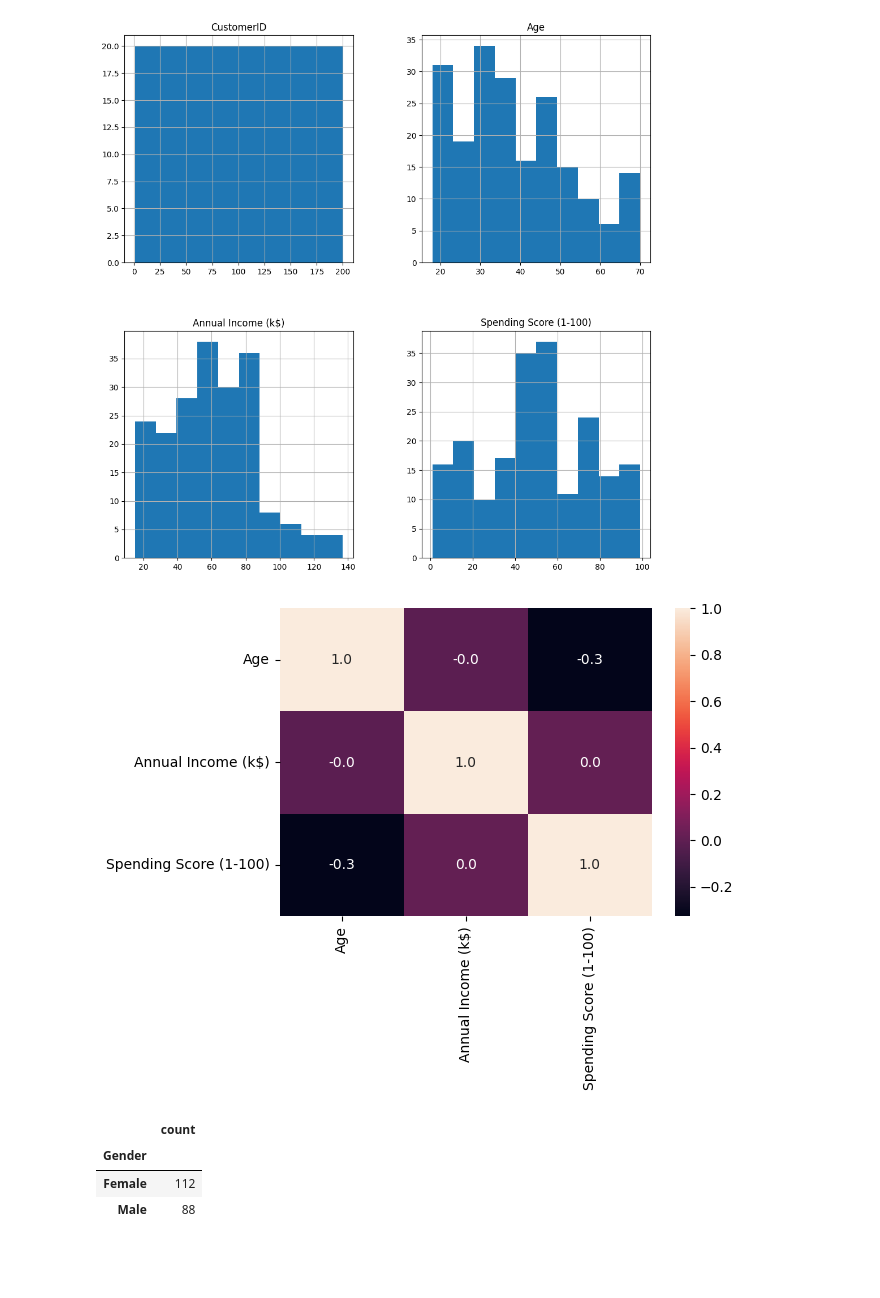
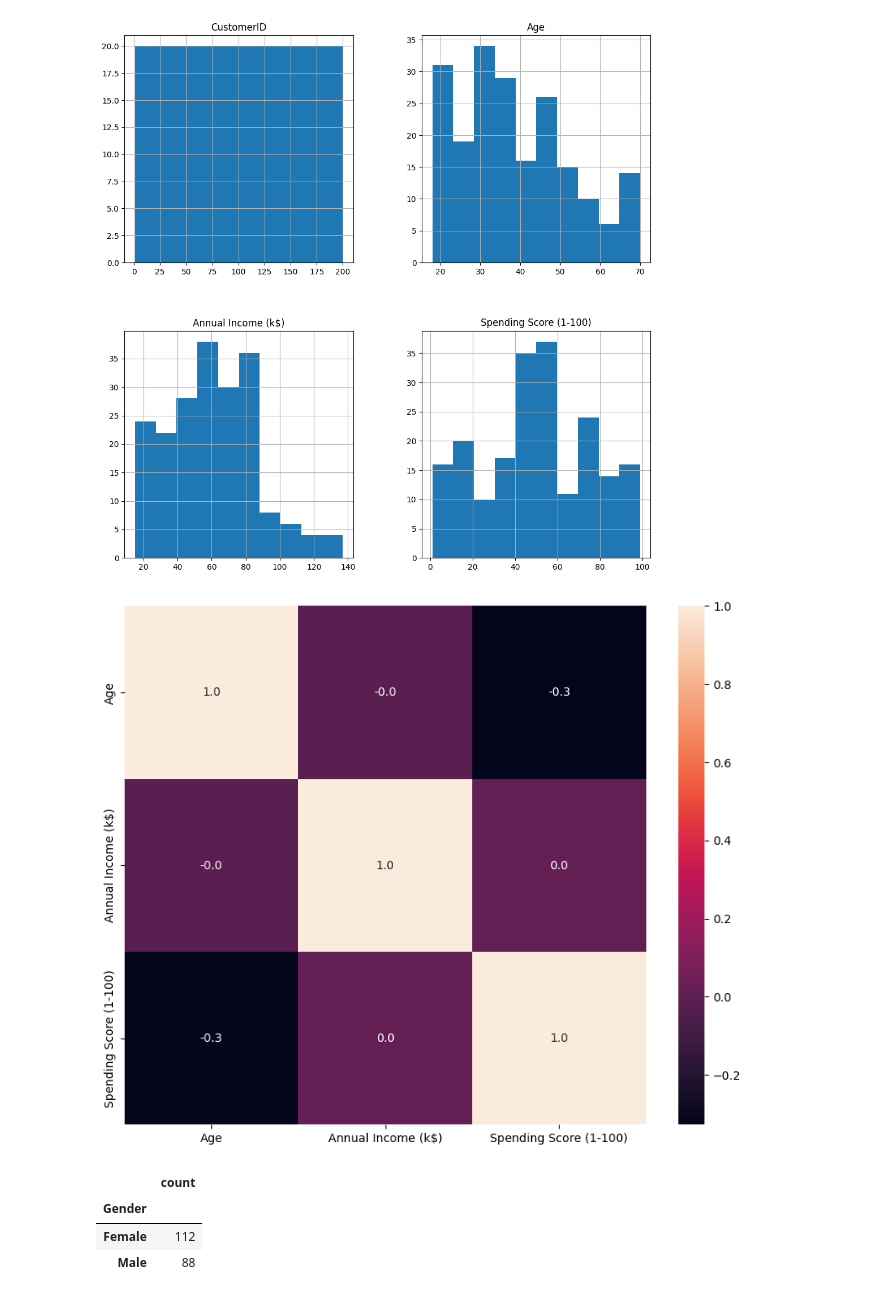
Before and after one commit to felippe-ribeiro/AulasIAFIAP, a Jupyter notebook: Aula3_KmeansMall.ipynb, the cells around one changed output. Saved outputs shown, nothing was run; the diff lists cells and outputs as text; code cells hidden in the pictures; blank space fills up the shorter version.

```diff
--- a/Aula3_KmeansMall.ipynb
+++ b/Aula3_KmeansMall.ipynb
@@ -84,10 +83,10 @@ array([[<Axes: title={'center': 'CustomerID'}>,
 [figure]
 # %%
 #Analisando correlaçÃo entre as variáveis
-plt.figure(figsize=(6,4))
+plt.figure(figsize=(10,8))
 sns.heatmap(dados[['Age', 'Annual Income (k$)', 'Spending Score (1-100)']].corr(method = 'pearson'), annot=True, fmt=".1f");
 # %% [output]
-[figure, old version]
+[figure, new version]
 # %%
 #Análisando a proporção entre gêneros:
 dados['Gender'].value_counts()
```
Also changed, not shown: parts of 10 cells of this notebook.
